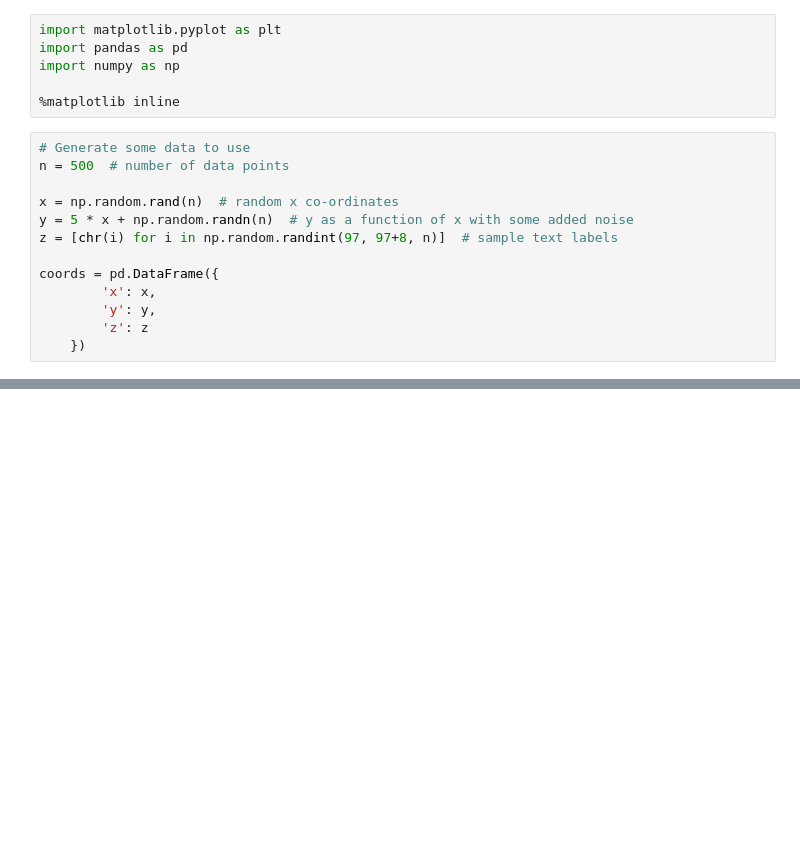
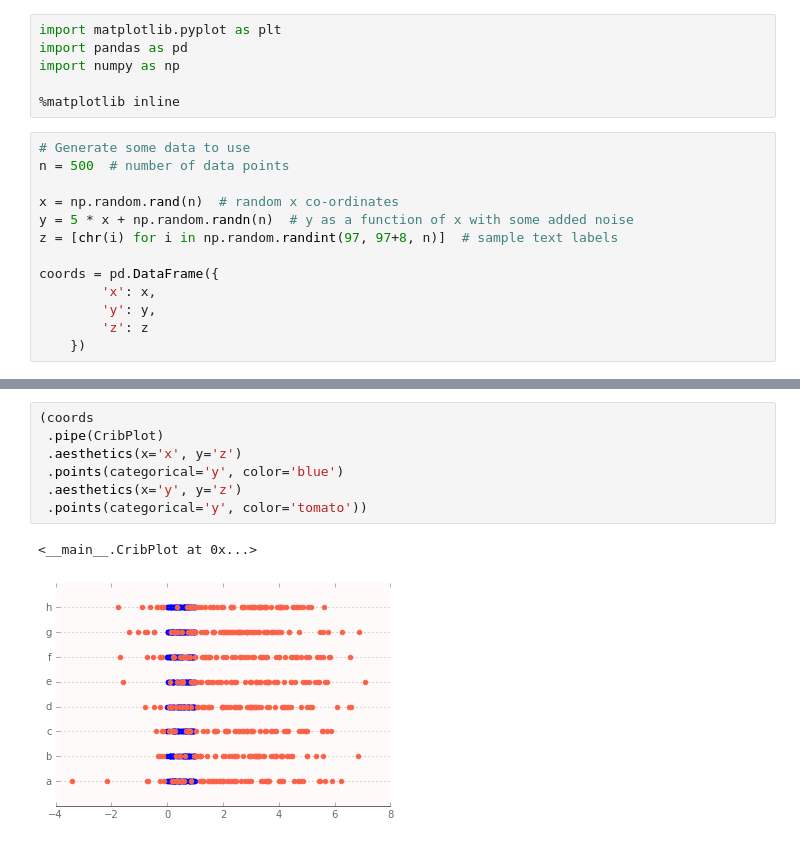
Before and after one commit to Torvaney/matplotcrib, a Jupyter notebook: package sandbox.ipynb, the cells around one changed output, grey strips where cells are left out. Cells and saved outputs as stored; diff of their text form; blank space fills up the shorter version.

```diff
--- a/package sandbox.ipynb
+++ b/package sandbox.ipynb
@@ -116,0 +193,10 @@ class CribPlot:
+# %%
+(coords
+ .pipe(CribPlot)
+ .aesthetics(x='x', y='z')
+ .points(categorical='y', color='blue')
+ .aesthetics(x='y', y='z')
+ .points(categorical='y', color='tomato'))
+# %% [output]
+<__main__.CribPlot at 0x...>
+[figure, added]
```
Also changed, not shown: parts of 3 cells of this notebook, 1 other file.
